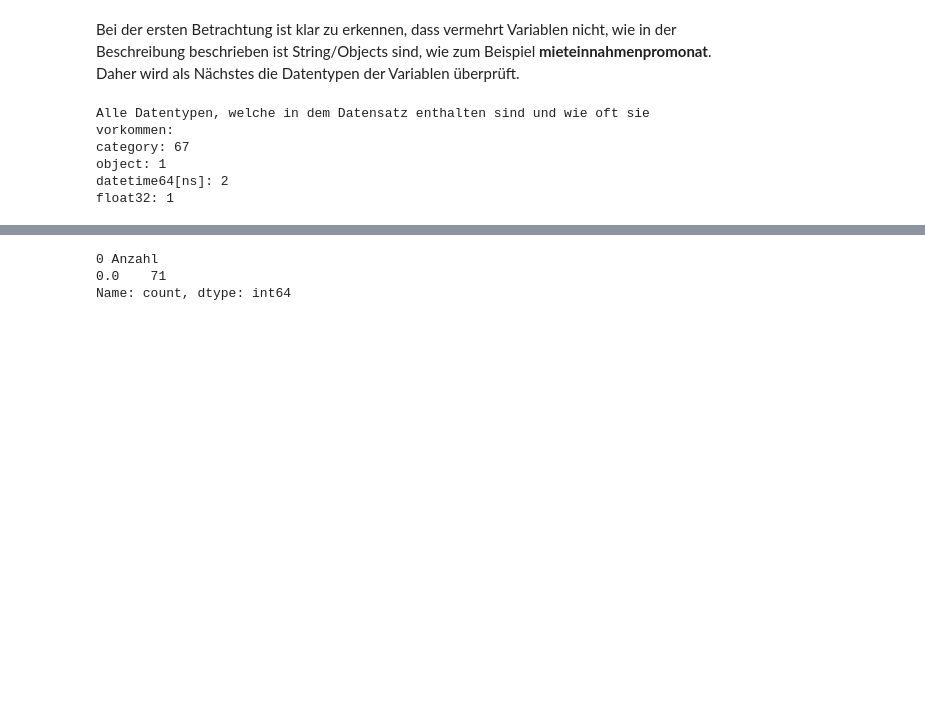
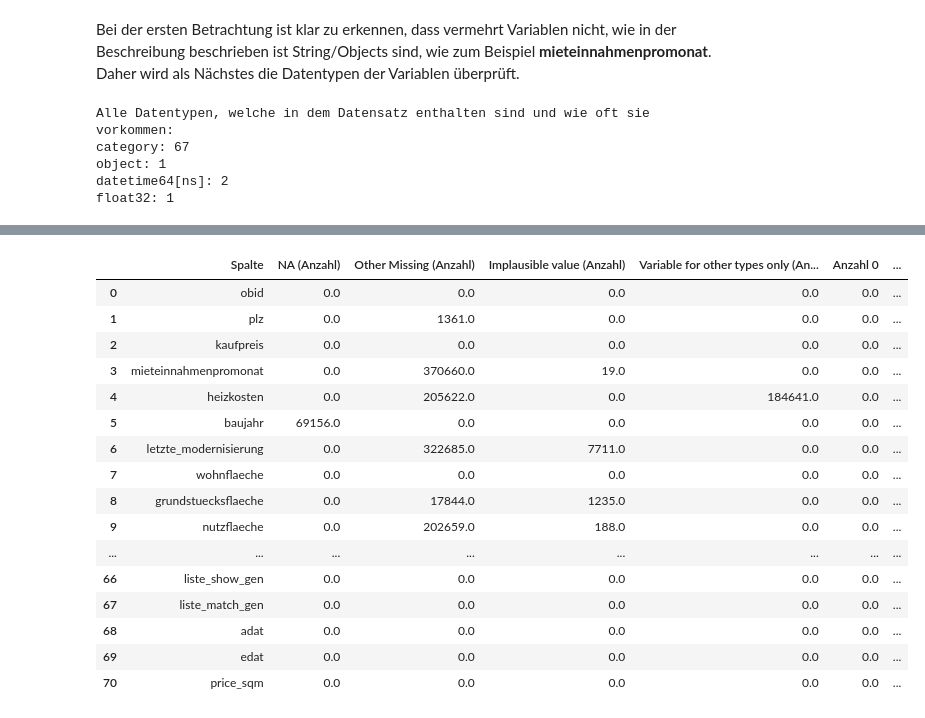
Before and after one commit to igci001/Data_Lab, a Jupyter notebook: DataLab_Emirhan_Igci.ipynb, the cells around one changed output, grey strips where cells are left out. Drawn from its saved outputs; the diff is of its cells as text; code cells hidden in the pictures; blank space fills up the shorter version.

```diff
--- a/DataLab_Emirhan_Igci.ipynb
+++ b/DataLab_Emirhan_Igci.ipynb
@@ -204,17 +205,19 @@ object: 1
 datetime64[ns]: 2
 float32: 1
 # %%
-def check_na(column):
-    size = len(column)
-    value_counts = column.value_counts()
+def check_na(df_column):
+    size = len(df_column)
+    value_counts = df_column.value_counts()
 
     results = {
-        'NA_Count': column.isna().sum(),
+        'NA_Count': df_column.isna().sum(),
         'Other_Missing_Count': value_counts.get('Other missing', 0),
+        'Implausible_Count': value_counts.get('Implausible value', 0),
+        'Variable_Count': value_counts.get('Variable for other types only', 0),
         'Zero_Count': value_counts.get('0', 0)
     }
 
-    missing_sum = results['NA_Count'] + results['Other_Missing_Count']
+    missing_sum = results['NA_Count'] + results['Other_Missing_Count'] + results['Implausible_Count'] + results['Variable_Count']
     results['Percent_Without_Zero'] = (missing_sum / size * 100).round(2)
     results['Percent_With_Zero'] = ((missing_sum + results['Zero_Count']) / size * 100).round(2)
 
@@ -223,12 +226,12 @@ def check_na(column):
 
 def na_df(df):
 
-    columns = ['Spalte', 'NA Anzahl', 'Other Missing Anzahl', '0 Anzahl',
+    df_columns = ['Spalte', 'NA (Anzahl)', 'Other Missing (Anzahl)','Implausible value (Anzahl)','Variable for other types only (Anzahl)' ,'0 (Anzahl)',
               'NA Anteil (%) ohne 0', 'NA Anteil (%) mit 0']
 
     ergebnisse = pd.DataFrame([
         [col] + list(check_na(df[col])) for col in df.columns
-    ], columns=columns)
+    ], columns=df_columns)
 
     prozent_spalten = ['NA Anteil (%) ohne 0', 'NA Anteil (%) mit 0']
     ergebnisse[prozent_spalten] = ergebnisse[prozent_spalten].round(2)
@@ -280,7 +309,22 @@ Zur Überprüfung auf Nullwerten wird eine Funktion erstellt ziel ist es ein neu
 # %%
 nullwert_df = na_df(hk_df)
-print(nullwert_df['0 Anzahl'].value_counts())
+with pd.option_context('display.max_rows', None):
+    display(nullwert_df)
 # %% [output]
-0 Anzahl
-0.0    71
-Name: count, dtype: int64
+|  | Spalte | NA (Anzahl) | Other Missing (Anzahl) | Implausible value (Anzahl) | Variable for other types only (An... | Anzahl 0 | ... |
+| 0 | obid | 0.0 | 0.0 | 0.0 | 0.0 | 0.0 | ... |
+| 1 | plz | 0.0 | 1361.0 | 0.0 | 0.0 | 0.0 | ... |
+| 2 | kaufpreis | 0.0 | 0.0 | 0.0 | 0.0 | 0.0 | ... |
+| 3 | mieteinnahmenpromonat | 0.0 | 370660.0 | 19.0 | 0.0 | 0.0 | ... |
+| 4 | heizkosten | 0.0 | 205622.0 | 0.0 | 184641.0 | 0.0 | ... |
+| 5 | baujahr | 69156.0 | 0.0 | 0.0 | 0.0 | 0.0 | ... |
+| 6 | letzte_modernisierung | 0.0 | 322685.0 | 7711.0 | 0.0 | 0.0 | ... |
+| 7 | wohnflaeche | 0.0 | 0.0 | 0.0 | 0.0 | 0.0 | ... |
+| 8 | grundstuecksflaeche | 0.0 | 17844.0 | 1235.0 | 0.0 | 0.0 | ... |
+| 9 | nutzflaeche | 0.0 | 202659.0 | 188.0 | 0.0 | 0.0 | ... |
+| ... | ... | ... | ... | ... | ... | ... | ... |
+| 66 | liste_show_gen | 0.0 | 0.0 | 0.0 | 0.0 | 0.0 | ... |
+| 67 | liste_match_gen | 0.0 | 0.0 | 0.0 | 0.0 | 0.0 | ... |
+| 68 | adat | 0.0 | 0.0 | 0.0 | 0.0 | 0.0 | ... |
+| 69 | edat | 0.0 | 0.0 | 0.0 | 0.0 | 0.0 | ... |
+| 70 | price_sqm | 0.0 | 0.0 | 0.0 | 0.0 | 0.0 | ... |
```
Also changed, not shown: parts of 11 cells of this notebook.
